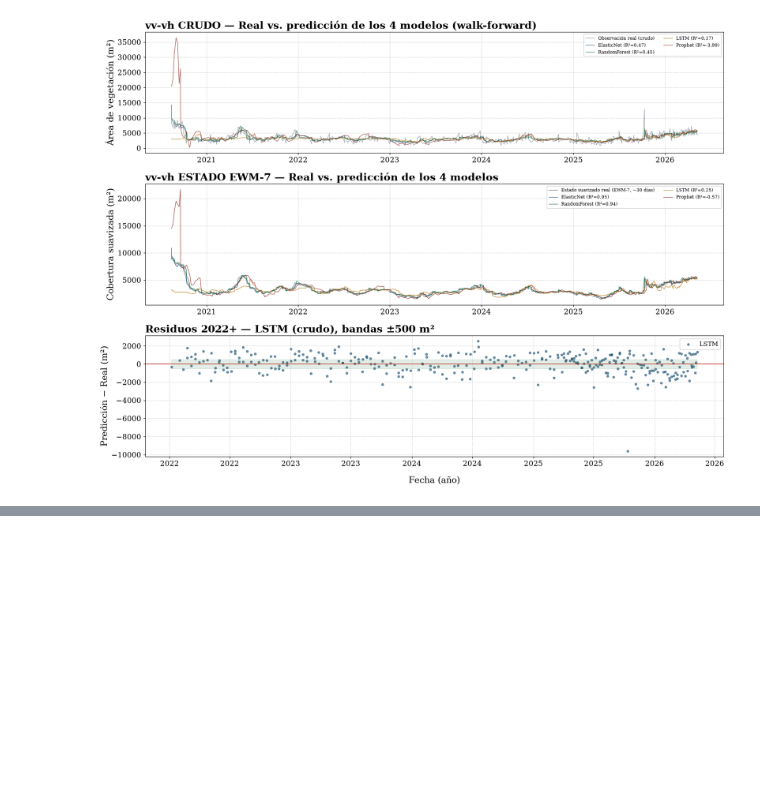
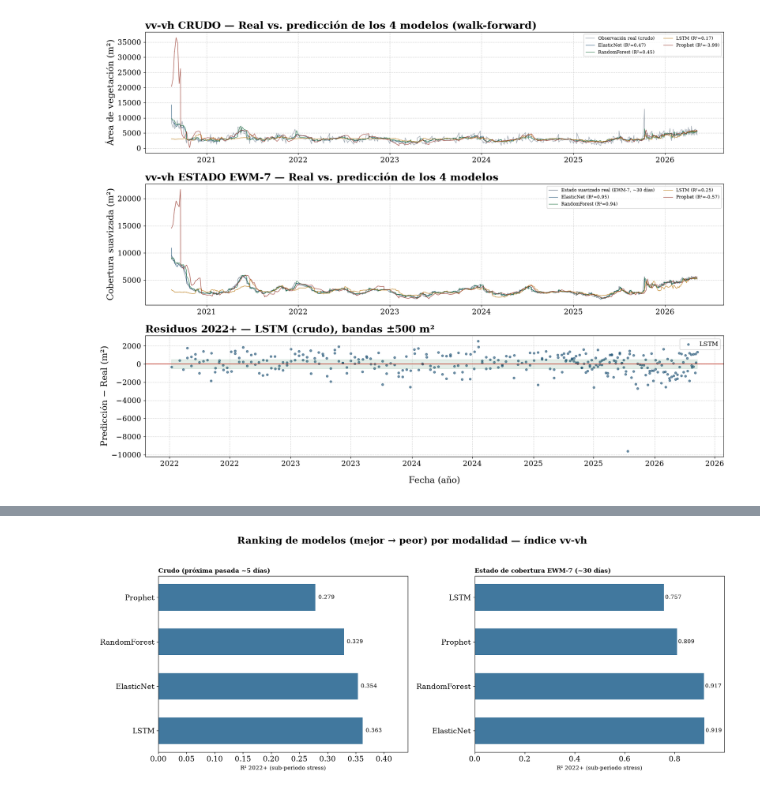
Before and after one commit to pxtroniwnl/barcelona-de-indias-time-serie, a Jupyter notebook: notebook/vegetacion/02_analisis_buchon.ipynb, the cells around one changed output, grey strips where cells are left out. Cells and saved outputs as stored; diff of their text form; code cells hidden in the pictures; blank space fills up the shorter version.

Commit message:
modelos: exportacion v1 de los 4 modelos (crudo y estado)

```diff
--- a/notebook/vegetacion/02_analisis_buchon.ipynb
+++ b/notebook/vegetacion/02_analisis_buchon.ipynb
@@ -1132,0 +1141,22 @@ plt.show()
+# %%
+GRUPO_MODELOS = ['ElasticNet', 'RandomForest', 'LSTM', 'Prophet']
+
+fig, axes = plt.subplots(1, 2, figsize=(16, 6.2))
+for ax, target, titulo in zip(
+        axes, ('crudo', 'estado'),
+        ('Crudo (próxima pasada ~5 días)', 'Estado de cobertura EWM-7 (~30 días)')):
+    dfg = pd.DataFrame(filas[target])
+    dfg = dfg[dfg['modelo'].isin(GRUPO_MODELOS)].sort_values('R2_2022', ascending=True)
+    ax.barh(dfg['modelo'], dfg['R2_2022'], color='#1F618D', alpha=0.85, height=0.6)
+    for i, row in enumerate(dfg['R2_2022']):
+        ax.text(row + 0.005, i, f'{row:.3f}', va='center', fontsize=10)
+    ax.axvline(0, color='#C0392B', lw=1)
+    ax.set_title(titulo, loc='left', fontweight='bold', fontsize=11)
+    ax.set_xlabel('R² 2022+ (sub-periodo stress)', fontsize=10)
+    ax.set_xlim(min(0, dfg['R2_2022'].min() - 0.05), max(dfg['R2_2022']) + 0.08)
+    ax.invert_yaxis()
+fig.suptitle('Ranking de modelos (mejor → peor) por modalidad — índice vv-vh', fontweight='bold')
+fig.tight_layout(rect=[0, 0, 1, 0.96])
+plt.show()
+# %% [output]
+[figure, added]
```
Also changed, not shown: parts of 6 cells of this notebook, 11 other files.
